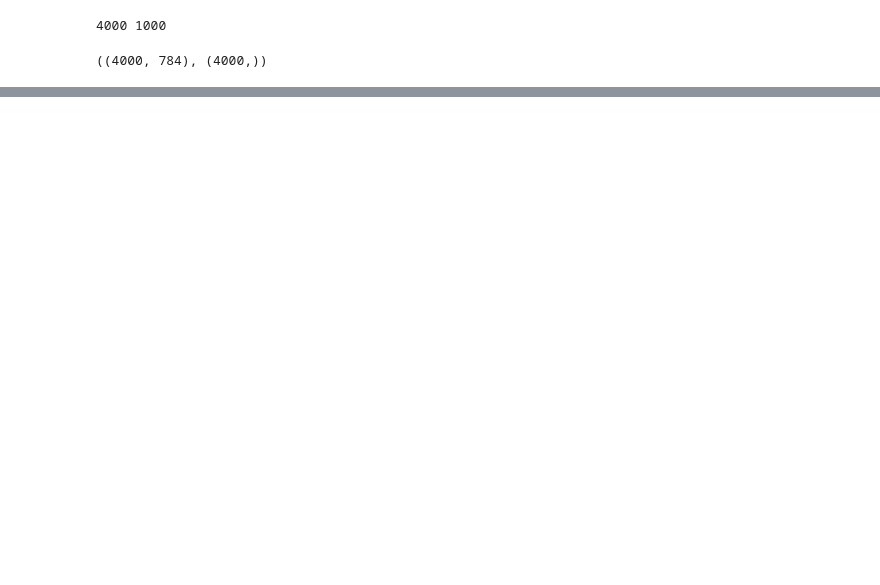
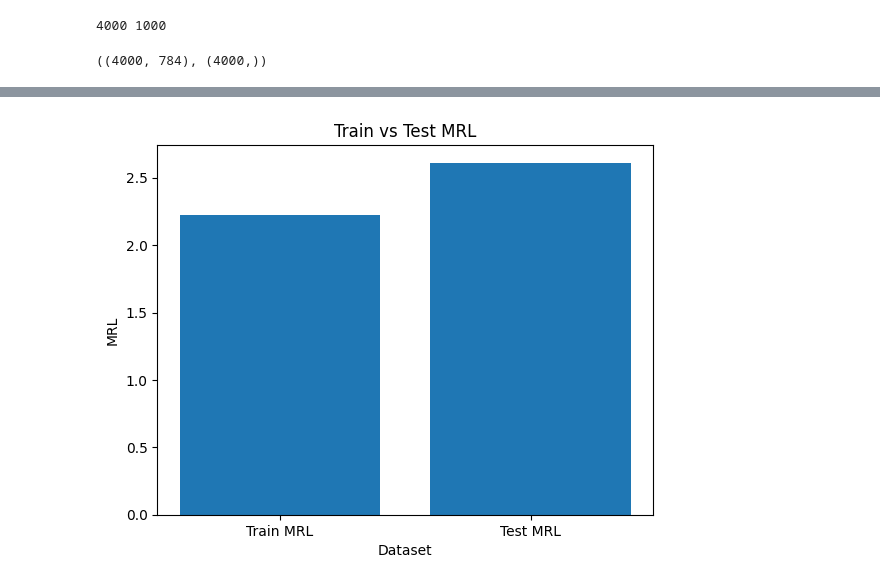
Before and after one commit to Rai1975/Intelligent_Systems, a Jupyter notebook: HW4/auto-encoder_2.ipynb, the cells around one changed output, grey strips where cells are left out. Cells and saved outputs as stored; diff of their text form; code cells hidden in the pictures; blank space fills up the shorter version.

```diff
--- a/HW4/auto-encoder_2.ipynb
+++ b/HW4/auto-encoder_2.ipynb
@@ -551,3 +527,17 @@ Digit 9: MRL = 1.979954 ± 0.853165
+# %%
+trian_mrl = autoencoder.compute_mrl(X_train)
+
+values = [trian_mrl, test_mrl]
+labels = ['Train MRL', 'Test MRL']
+
+plt.bar(labels, values)
+plt.xlabel("Dataset")
+plt.ylabel("MRL")
+plt.title("Train vs Test MRL")
+
+plt.show()
+# %% [output]
+[figure, added]
 # %%
 # Visualizations
 autoencoder.plot_training_mrl()
```
Also changed, not shown: parts of 7 cells of this notebook, 14 other files.
